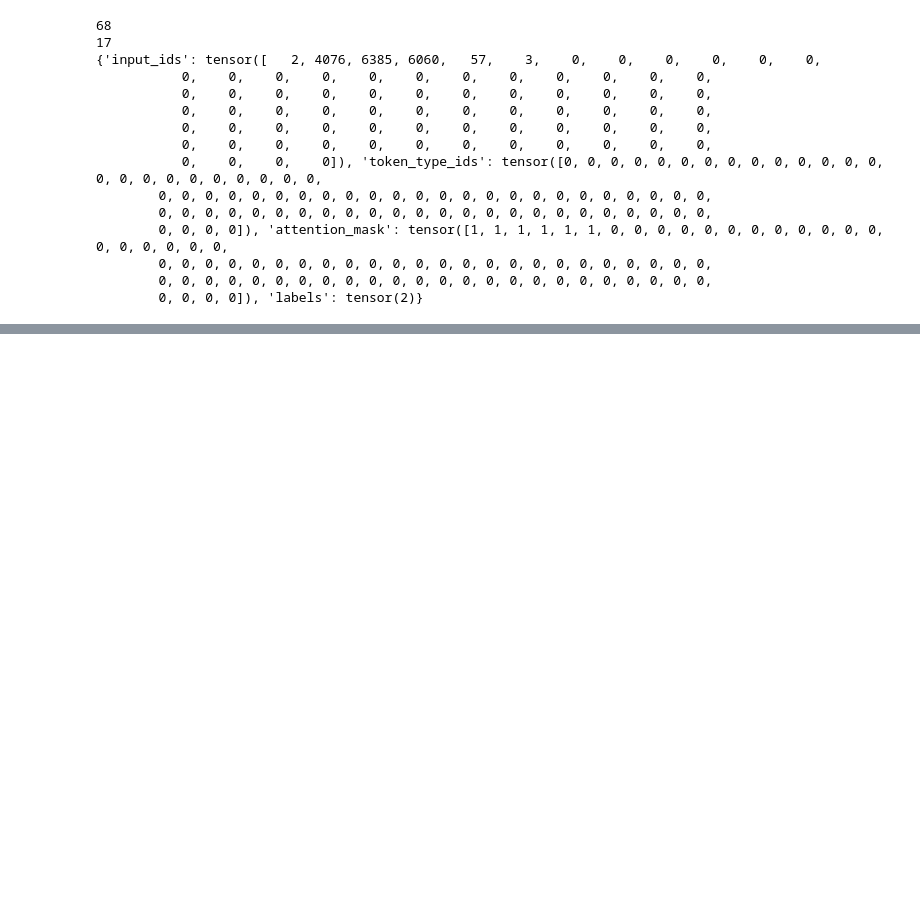
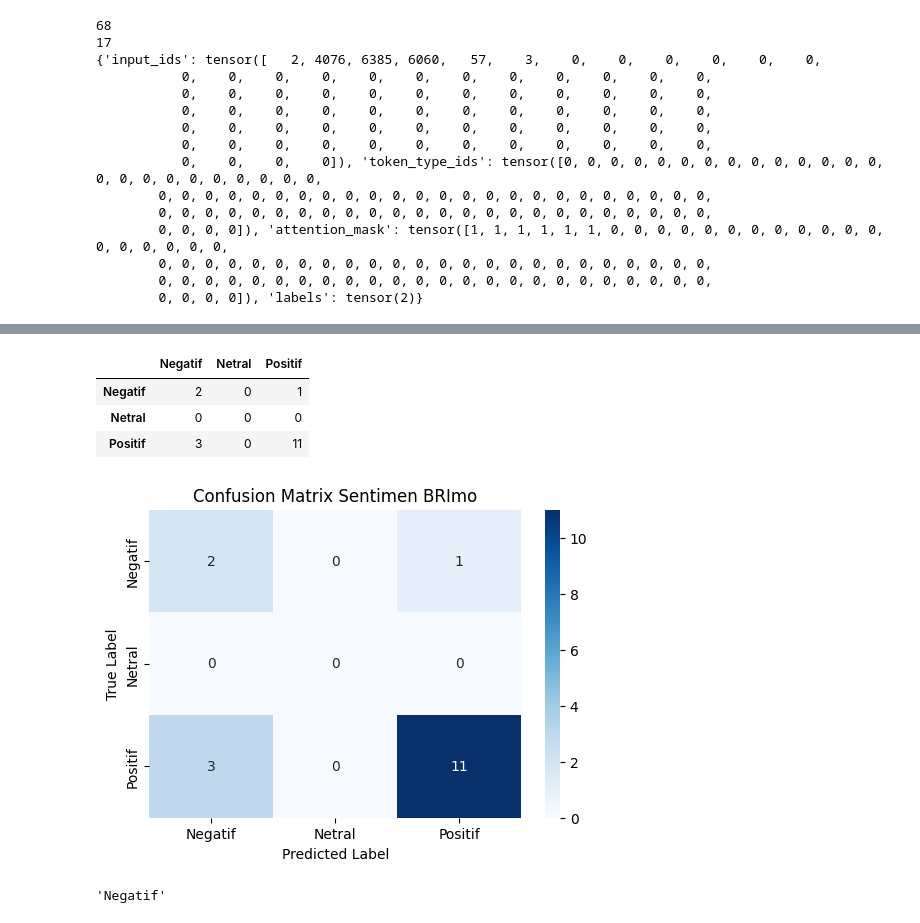
Before and after one commit to mukhairatil/sentiment-analysis-indoroberta, a Jupyter notebook: tes_penelitian.ipynb, the cells around one changed output, grey strips where cells are left out. Cells and saved outputs as stored; diff of their text form; code cells hidden in the pictures; blank space fills up the shorter version.

```diff
--- a/tes_penelitian.ipynb
+++ b/tes_penelitian.ipynb
@@ -418,0 +424,3 @@ TrainOutput(global_step=27, training_loss=0.3243716601972227, metrics={'train_ru
+# %%
+# Melakukan prediksi pada data test
+predictions = trainer.predict(test_dataset)
@@ -418,0 +429,8 @@ TrainOutput(global_step=27, training_loss=0.3243716601972227, metrics={'train_ru
+# %%
+import numpy as np
+
+# Ambil label prediksi (hasil model)
+y_pred = np.argmax(predictions.predictions, axis=1)
+
+# Ambil label asli
+y_true = predictions.label_ids
@@ -418,0 +485,51 @@ TrainOutput(global_step=27, training_loss=0.3243716601972227, metrics={'train_ru
+# %%
+from sklearn.metrics import confusion_matrix
+
+cm = confusion_matrix(
+    y_true,
+    y_pred,
+    labels=[0, 1, 2]
+)
+
+cm_df = pd.DataFrame(
+    cm,
+    index=["Negatif", "Netral", "Positif"],
+    columns=["Negatif", "Netral", "Positif"]
+)
+
+cm_df
+# %% [output]
+|  | Negatif | Netral | Positif |
+| Negatif | 2 | 0 | 1 |
+| Netral | 0 | 0 | 0 |
+| Positif | 3 | 0 | 11 |
+# %%
+import matplotlib.pyplot as plt
+import seaborn as sns
+
+plt.figure(figsize=(6,4))
+sns.heatmap(cm_df, annot=True, fmt="d", cmap="Blues")
+plt.xlabel("Predicted Label")
+plt.ylabel("True Label")
+plt.title("Confusion Matrix Sentimen BRImo")
+plt.show()
+# %% [output]
+[figure, added]
+# %%
+def predict_sentiment(text):
+    inputs = tokenizer(
+        text,
+        return_tensors="pt",
+        truncation=True,
+        padding=True,
+        max_length=128
+    )
+    outputs = model(**inputs)
+    pred = torch.argmax(outputs.logits, dim=1).item()
+
+    label_map = {0: "Negatif", 1: "Netral", 2: "Positif"}
+    return label_map[pred]
+
+predict_sentiment("Aplikasi BRImo sangat membantu transaksi sehari-hari")
+# %% [output]
+'Negatif'
```
Also changed, not shown: parts of 22 cells of this notebook.
